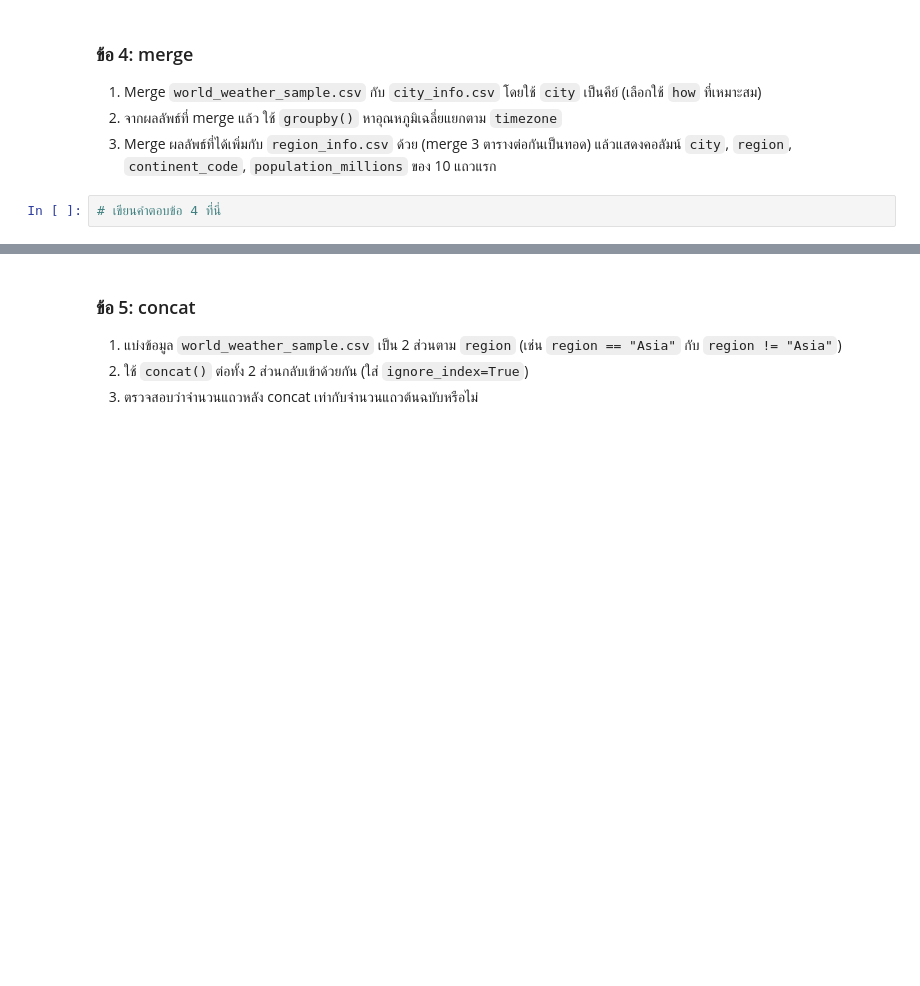
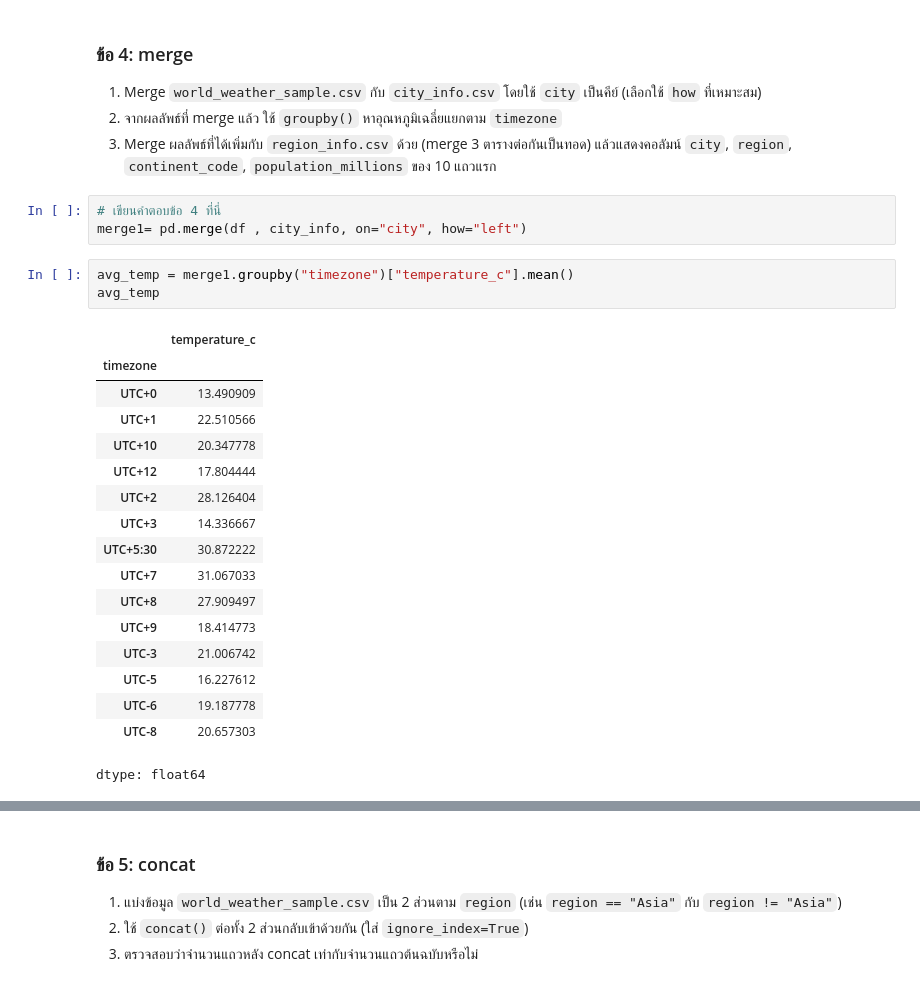
Before and after one commit to kanokrada-dot/SC-612-104-Essential-Data-Science, a Jupyter notebook: SC612104_Session9_Pandas_Advanced.ipynb, the cells around one changed output, grey strips where cells are left out. Cells and saved outputs as stored; diff of their text form; blank space fills up the shorter version.

```diff
--- a/SC612104_Session9_Pandas_Advanced.ipynb
+++ b/SC612104_Session9_Pandas_Advanced.ipynb
@@ -1058,3 +1141,25 @@ Europe               14.712079     71.431714        1122.5
 3. Merge ผลลัพธ์ที่ได้เพิ่มกับ `region_info.csv` ด้วย (merge 3 ตารางต่อกันเป็นทอด) แล้วแสดงคอลัมน์ `city`, `region`, `continent_code`, `population_millions` ของ 10 แถวแรก
 # %%
 # เขียนคำตอบข้อ 4 ที่นี่
+merge1= pd.merge(df , city_info, on="city", how="left")
+# %%
+avg_temp = merge1.groupby("timezone")["temperature_c"].mean()
+avg_temp
+# %% [output]
+|  | temperature_c |
+| timezone |  |
+| UTC+0 | 13.490909 |
+| UTC+1 | 22.510566 |
+| UTC+10 | 20.347778 |
+| UTC+12 | 17.804444 |
+| UTC+2 | 28.126404 |
+| UTC+3 | 14.336667 |
+| UTC+5:30 | 30.872222 |
+| UTC+7 | 31.067033 |
+| UTC+8 | 27.909497 |
+| UTC+9 | 18.414773 |
+| UTC-3 | 21.006742 |
+| UTC-5 | 16.227612 |
+| UTC-6 | 19.187778 |
+| UTC-8 | 20.657303 |
+dtype: float64
```
Also changed, not shown: parts of 14 cells of this notebook.
